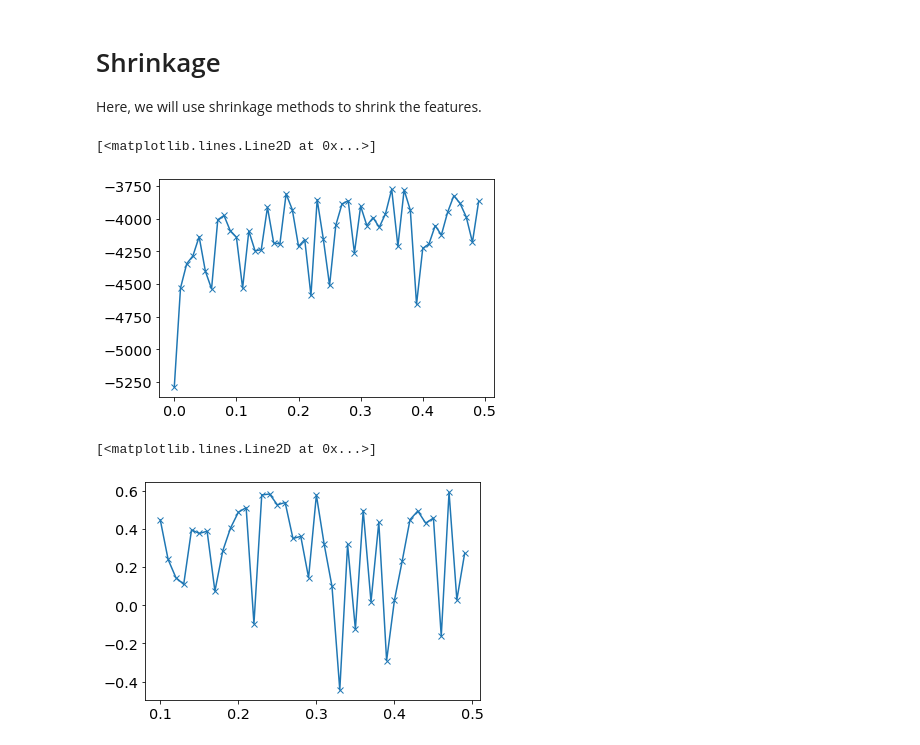
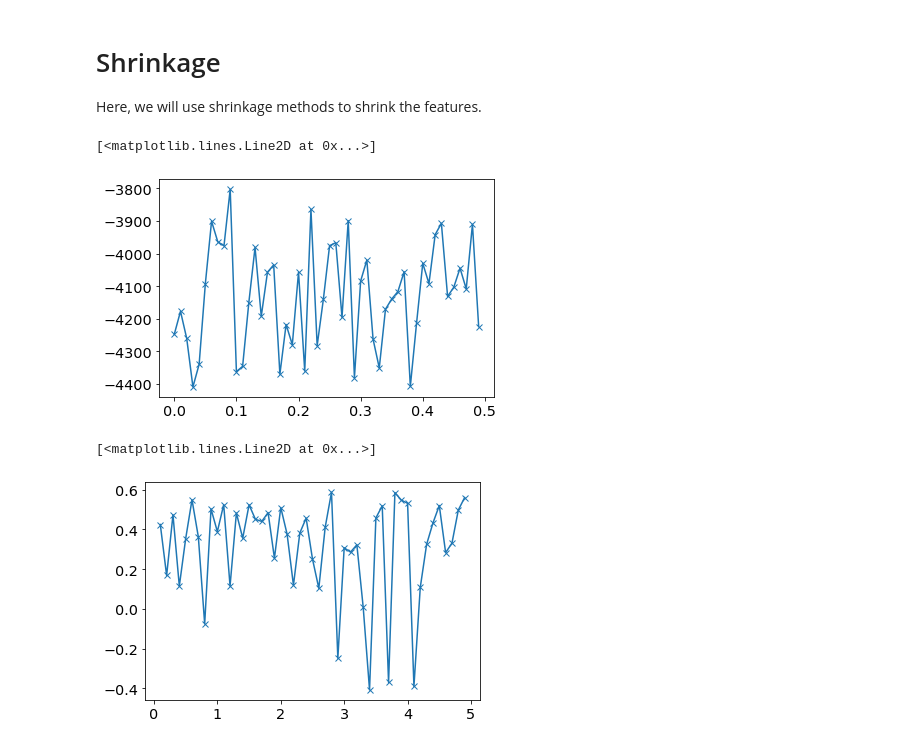
Before and after one commit to materialsvirtuallab/nano281, a Jupyter notebook: lectures/Lecture 2 - Linear methods.ipynb, the cells around one changed output. Drawn from its saved outputs; the diff is of its cells as text; code cells hidden in the pictures.

```diff
--- a/lectures/Lecture 2 - Linear methods.ipynb
+++ b/lectures/Lecture 2 - Linear methods.ipynb
@@ -53,9 +53,9 @@ Zr        94.0  2128.00  4682.0  40  1.33  1.55
 # %% [markdown]
 Since a strict linear relationship may not exist between K and the other variables, we will create a few additional features based on simple transformations of the inputs.
 # %%
-data["X^2"] = data["X"] ** 2
-data["sqrt(X)"] = data["X"] ** 0.5
-data["r^2"] = data["r"] ** 2
-data["sqrt(r)"] = data["r"] ** 0.5
+# data["X^2"] = data["X"] ** 2
+# data["sqrt(X)"] = data["X"] ** 0.5
+# data["r^2"] = data["r"] ** 2
+# data["sqrt(r)"] = data["r"] ** 0.5
 print(data)
 # %% [output]
@@ -154,21 +152,21 @@ plt.plot(results["alpha"], results["score"], '-x')
 # l = plt.annotate("$R^2$ = %.3f, MSE = %.1f" % (r2, mean_squared_error(y, yhat)), (200, 0), fontsize=18)
 # %% [output]
 [<matplotlib.lines.Line2D at 0x...>]
-[figure, old version]
+[figure, new version]
 # %%
 results = []
 coeffs = []
-for alpha in np.arange(0.1, 0.5, 0.01):
+for alpha in np.arange(0.1, 5, 0.1):
     lasso = linear_model.Lasso(alpha=alpha, max_iter=1000000)
     lasso.fit(z, y)
     coeffs.append(lasso.coef_)
     lasso = linear_model.Lasso(alpha=alpha, max_iter=100000)
     scores = cross_validate(lasso, z, y, cv=kfold)
     # print(scores)
     results.append((alpha, np.mean(scores["test_score"])))
 
 results = pd.DataFrame(results, columns=["alpha", "score"])
 plt.plot(results["alpha"], results["score"], '-x')
 # %% [output]
 [<matplotlib.lines.Line2D at 0x...>]
-[figure, old version]
+[figure, new version]
```
Also changed, not shown: parts of 5 cells of this notebook.
